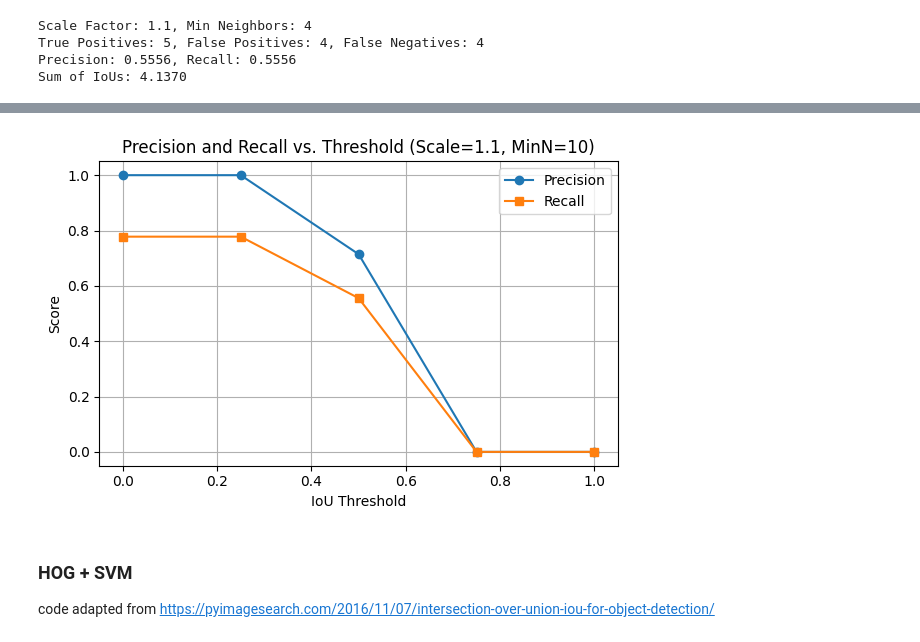
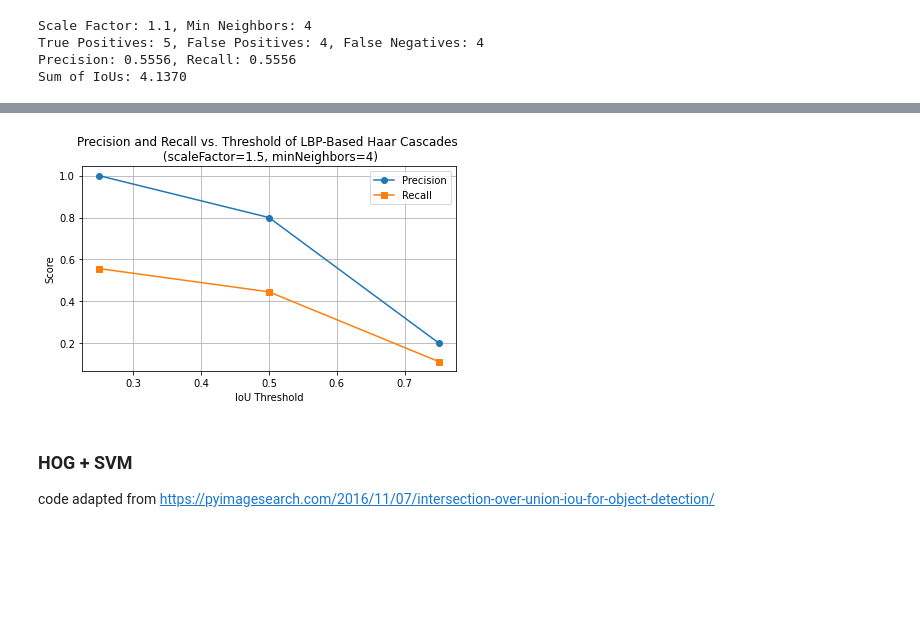
Before and after one commit to suxxmjz/encm-509-final-project, a Jupyter notebook: face_detection.ipynb, the cells around one changed output, grey strips where cells are left out. Cells and saved outputs as stored; diff of their text form; code cells hidden in the pictures; blank space fills up the shorter version.

```diff
--- a/face_detection.ipynb
+++ b/face_detection.ipynb
@@ -685,31 +669,31 @@ Precision: 0.0000, Recall: 0.0000
 # %%
-thresholds_6 = [0, 0.25, 0.50, 0.75, 1.0]
-precisions_6 = []
-recalls_6 = []
+thresholds_7 = [0.25, 0.50, 0.75]
+precisions_7 = []
+recalls_7 = []
 
-for threshold_6 in thresholds_6:
-    TP_6, FP_6, FN_6 = calc_metrics_from_iou_threshold(threshold_6, df_results_6['IoU'])
+for threshold_7 in thresholds_7:
+    TP_7, FP_7, FN_7 = calc_metrics_from_iou_threshold(threshold_7, df_results_7['IoU'])
 
-    precision_6 = TP_6 / (TP_6 + FP_6) if (TP_6 + FP_6) else 0
-    recall_6 = TP_6 / (TP_6 + FN_6) if (TP_6 + FN_6) else 0
+    precision_7 = TP_7 / (TP_7 + FP_7) if (TP_7 + FP_7) else 0
+    recall_7 = TP_7 / (TP_7 + FN_7) if (TP_7 + FN_7) else 0
 
-    precisions_6.append(precision_6)
-    recalls_6.append(recall_6)
+    precisions_7.append(precision_7)
+    recalls_7.append(recall_7)
 
 # Plotting precision and recall vs threshold
 plt.figure(figsize=(6, 4))
-plt.plot(thresholds_6, precisions_6, marker='o', label='Precision')
-plt.plot(thresholds_6, recalls_6, marker='s', label='Recall')
+plt.plot(thresholds_7, precisions_7, marker='o', label='Precision')
+plt.plot(thresholds_7, recalls_7, marker='s', label='Recall')
 
 plt.xlabel("IoU Threshold")
 plt.ylabel("Score")
-plt.title("Precision and Recall vs. Threshold (Scale=1.1, MinN=10)")
+plt.title("Precision and Recall vs. Threshold of LBP-Based Haar Cascades \n (scaleFactor=1.5, minNeighbors=4)")
 plt.legend()
 plt.grid(True)
 plt.tight_layout()
 plt.show()
 # %% [output]
-[figure, old version]
+[figure, new version]
 # %% [markdown]
 ### HOG + SVM
 
```
Also changed, not shown: parts of 10 cells of this notebook.
